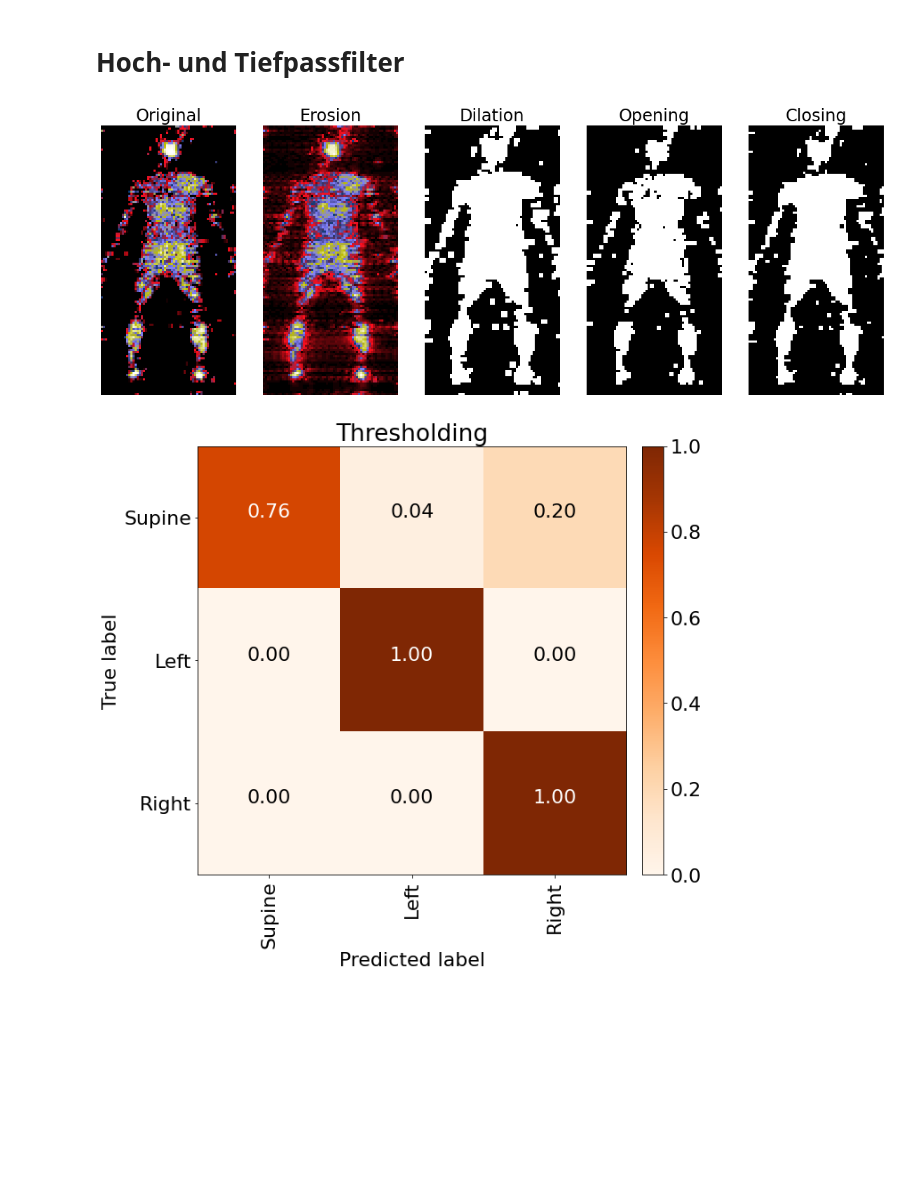
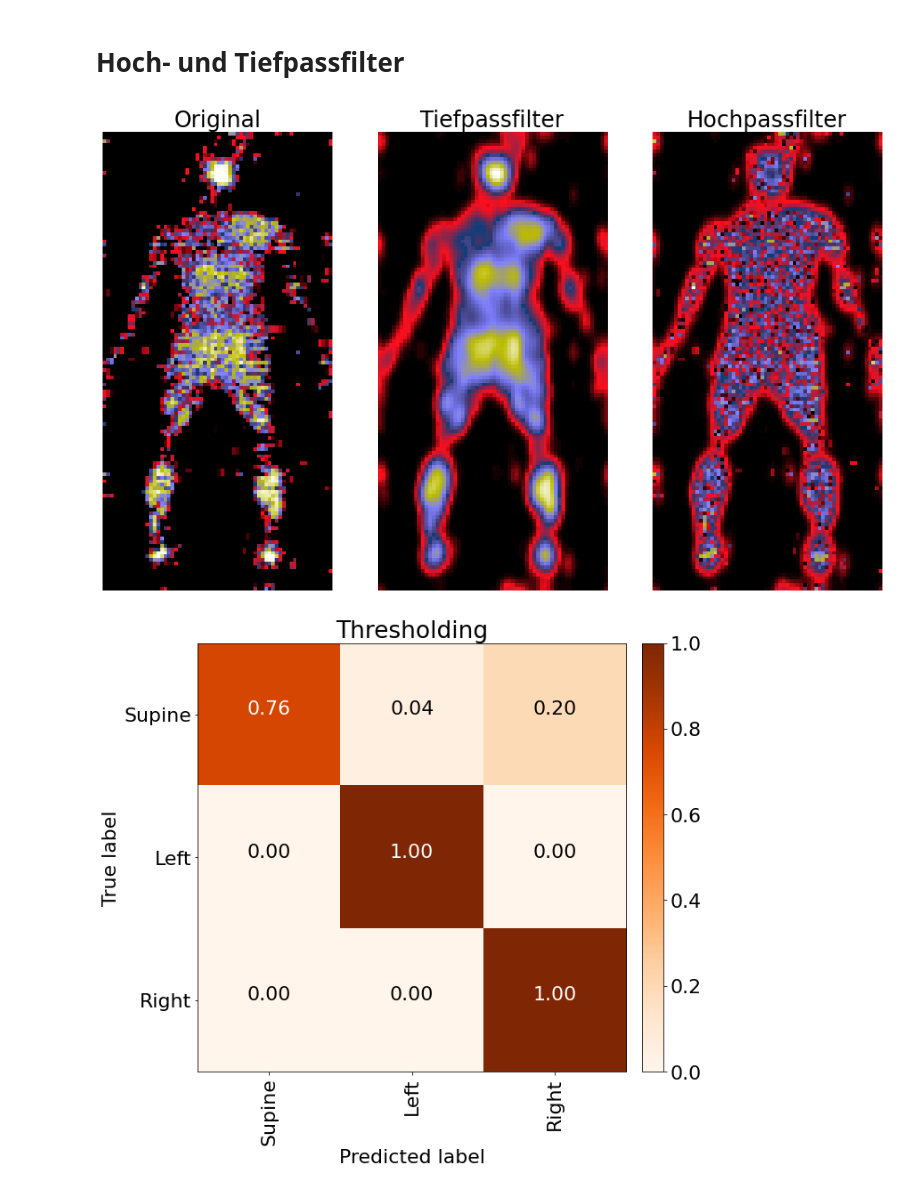
Before and after one commit to jb3rndt/wisemat-posture-classification, a Jupyter notebook: plots.ipynb, the cells around one changed output. Cells and saved outputs as stored; diff of their text form; code cells hidden in the pictures; blank space fills up the shorter version.

Commit message:
Improve Fourier transform

```diff
--- a/plots.ipynb
+++ b/plots.ipynb
@@ -209,59 +209,36 @@ image_row(*images, titles=["Original", "Erosion", "Dilation", "Opening", "Closin
 # %%
 t = torchvision.transforms.Compose(
     [
         Standardize(),
         NormalizeMinMax(),
         EqualizeHist(),
         Resize((64, 128)),
     ]
 )
 tt = torchvision.transforms.Compose(
     [
         Standardize(),
         NormalizeMinMax(),
         EqualizeHist(),
         Resize((64, 128)),
-        HighPass(rad=50),
+        LowPass(rad=60),
     ]
 )
 ttt = torchvision.transforms.Compose(
     [
         Standardize(),
         NormalizeMinMax(),
         EqualizeHist(),
         Resize((64, 128)),
-        Threshold(lambda img: 0.0, type=cv2.THRESH_BINARY),
-        Dilate((2, 2)),
-    ]
-)
-tttt = torchvision.transforms.Compose(
-    [
-        Standardize(),
-        NormalizeMinMax(),
-        EqualizeHist(),
-        Resize((64, 128)),
-        Threshold(lambda img: 0.0, type=cv2.THRESH_BINARY),
-        Open((2, 2)),
-    ]
-)
-ttttt = torchvision.transforms.Compose(
-    [
-        Standardize(),
-        NormalizeMinMax(),
-        EqualizeHist(),
-        Resize((64, 128)),
-        Threshold(lambda img: 0.0, type=cv2.THRESH_BINARY),
-        Close((2, 2)),
+        HighPass(rad=60),
     ]
 )
 image = slp[0][0]
-ximage = high_pass(image, 60).astype(np.float32)
+images = [t(image), tt(image), ttt(image)]
 
-images = [t(image), tt(image), ttt(image), tttt(image), ttttt(image)]
-
-image_row(*images, titles=["Original", "Erosion", "Dilation", "Opening", "Closing"], figsize=(20, 10))
+image_row(*images, titles=["Original", "Tiefpassfilter", "Hochpassfilter", "Opening", "Closing"], figsize=(15, 10))
 # %% [output]
-[figure, old version]
+[figure, new version]
 # %%
 path = Path("runs").joinpath("2022-05-30_08-42-10_Baseline").joinpath("confmat.npy")
 conf_mat = np.load(str(path))
```
Also changed, not shown: 1 other file.
